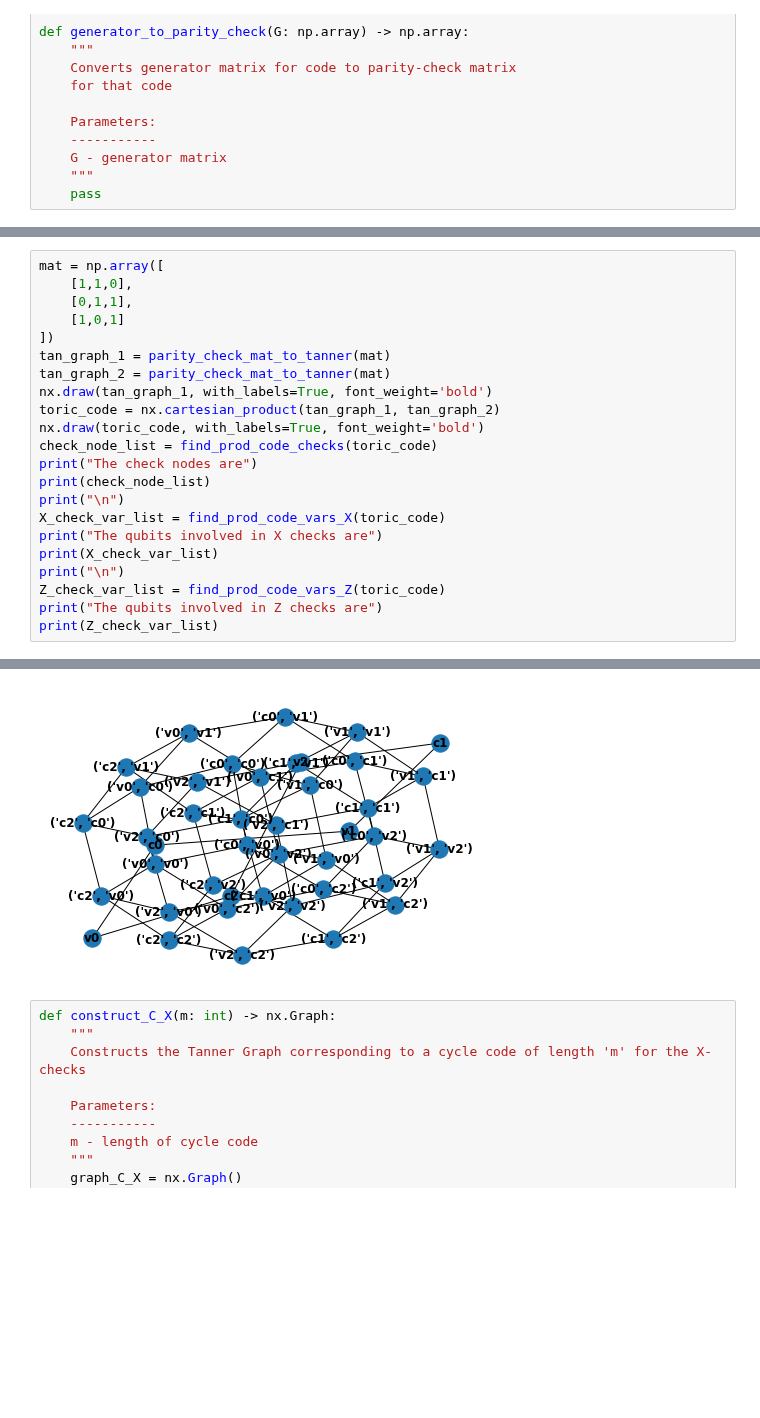
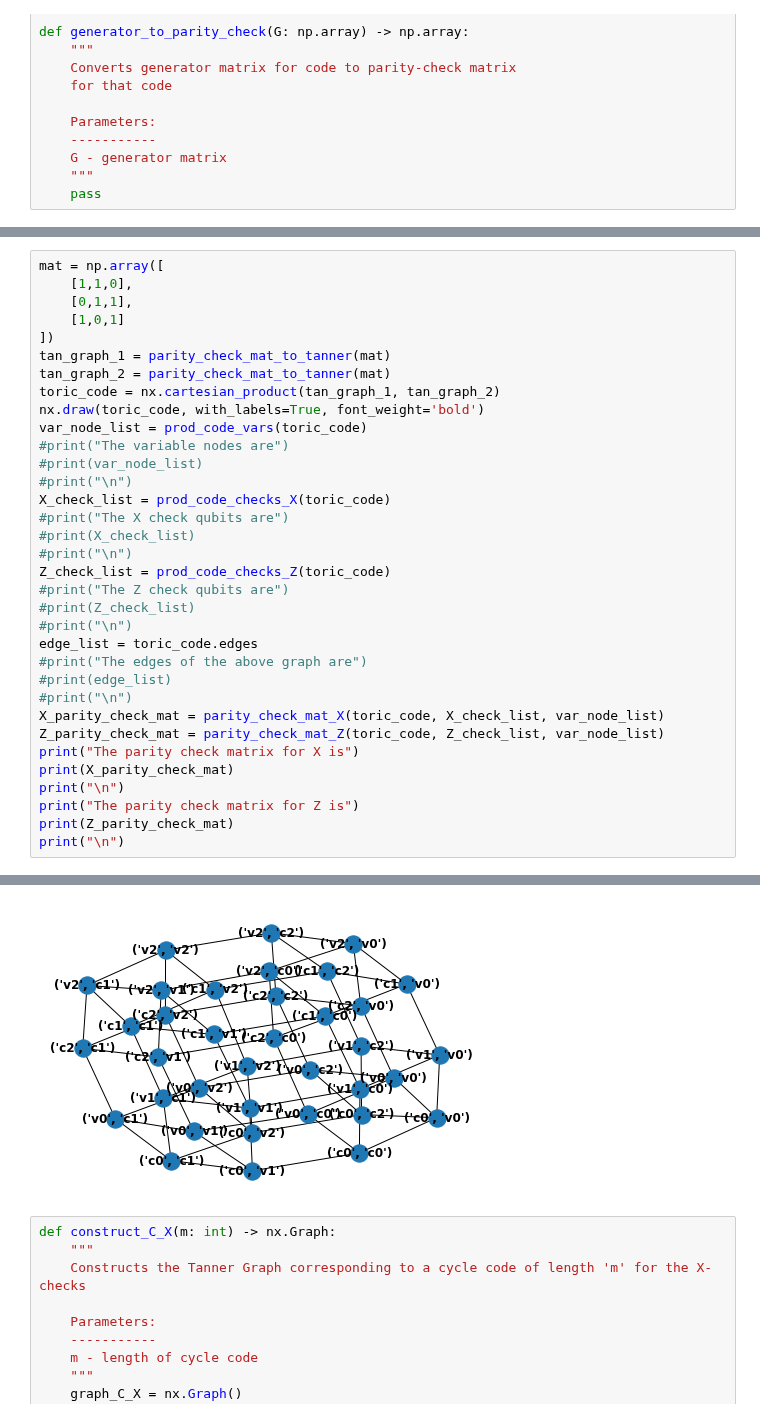
Before and after one commit to Samyak-Surti/QLDPCCodeSim, a Jupyter notebook: hypergraph_prod_code.ipynb, the cells around one changed output, grey strips where cells are left out. Saved outputs shown, nothing was run; the diff lists cells and outputs as text; blank space fills up the shorter version.

Commit message:
Able to exctract X and Z parity check matrices from product code graph

```diff
--- a/hypergraph_prod_code.ipynb
+++ b/hypergraph_prod_code.ipynb
@@ -130,18 +166,30 @@ mat = np.array([
 ])
 tan_graph_1 = parity_check_mat_to_tanner(mat)
 tan_graph_2 = parity_check_mat_to_tanner(mat)
-nx.draw(tan_graph_1, with_labels=True, font_weight='bold')
 toric_code = nx.cartesian_product(tan_graph_1, tan_graph_2)
 nx.draw(toric_code, with_labels=True, font_weight='bold')
-check_node_list = find_prod_code_checks(toric_code)
-print("The check nodes are")
-print(check_node_list)
+var_node_list = prod_code_vars(toric_code)
+#print("The variable nodes are")
+#print(var_node_list)
+#print("\n")
+X_check_list = prod_code_checks_X(toric_code)
+#print("The X check qubits are")
+#print(X_check_list)
+#print("\n")
+Z_check_list = prod_code_checks_Z(toric_code)
+#print("The Z check qubits are")
+#print(Z_check_list)
+#print("\n")
+edge_list = toric_code.edges
+#print("The edges of the above graph are")
+#print(edge_list)
+#print("\n")
+X_parity_check_mat = parity_check_mat_X(toric_code, X_check_list, var_node_list)
+Z_parity_check_mat = parity_check_mat_Z(toric_code, Z_check_list, var_node_list)
+print("The parity check matrix for X is")
+print(X_parity_check_mat)
 print("\n")
-X_check_var_list = find_prod_code_vars_X(toric_code)
-print("The qubits involved in X checks are")
-print(X_check_var_list)
+print("The parity check matrix for Z is")
+print(Z_parity_check_mat)
 print("\n")
-Z_check_var_list = find_prod_code_vars_Z(toric_code)
-print("The qubits involved in Z checks are")
-print(Z_check_var_list)
 # %% [output]
@@ -158,4 +213,4 @@ The qubits involved in Z checks are
-[figure, old version]
+[figure, new version]
 # %%
 def construct_C_X(m: int) -> nx.Graph:
     """
```
Also changed, not shown: parts of 2 cells of this notebook.
